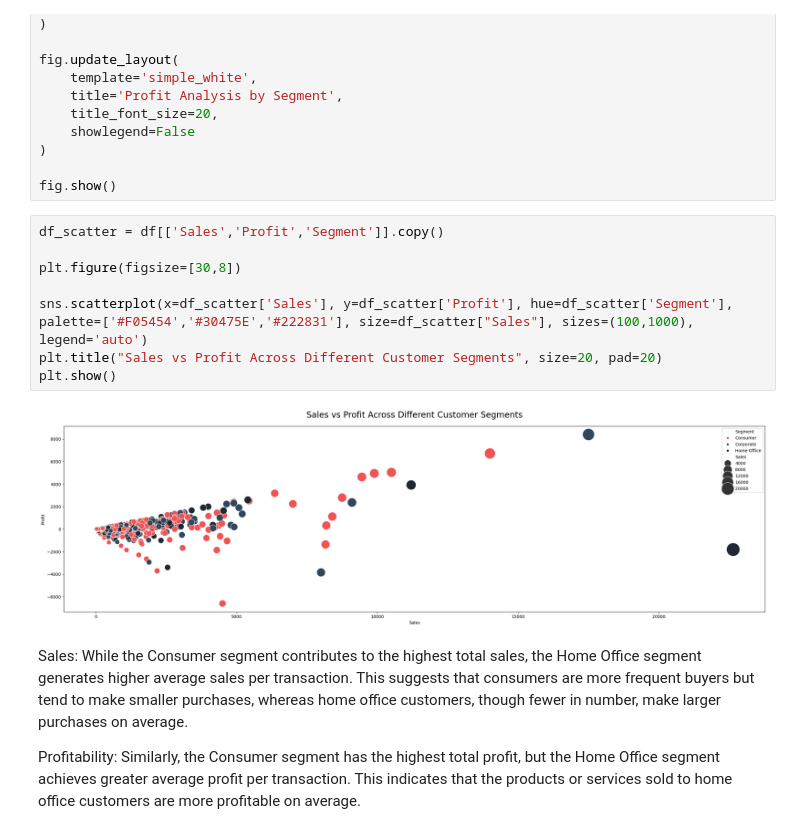
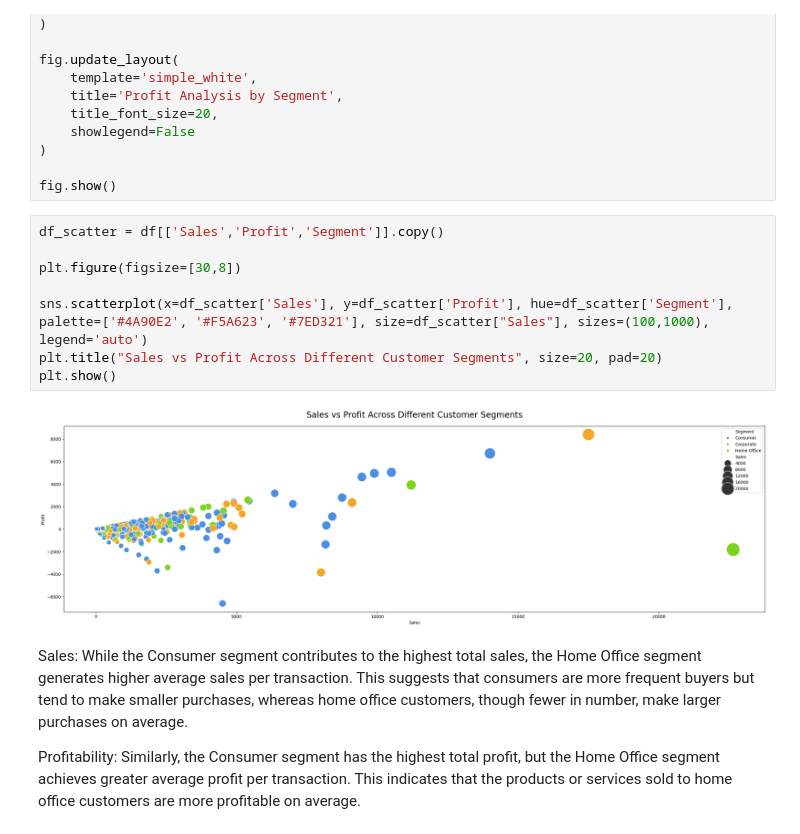
Before and after one commit to pouyaneh/Superstore-Sales, a Jupyter notebook: code.ipynb, the cells around one changed output. Cells and saved outputs as stored; diff of their text form.

```diff
--- a/code.ipynb
+++ b/code.ipynb
@@ -415,13 +415,13 @@ fig.show()
 # %%
 df_scatter = df[['Sales','Profit','Segment']].copy()
 
 plt.figure(figsize=[30,8])
 
-sns.scatterplot(x=df_scatter['Sales'], y=df_scatter['Profit'], hue=df_scatter['Segment'], palette=['#F05454','#30475E','#222831'], size=df_scatter["Sales"], sizes=(100,1000), legend='auto')
+sns.scatterplot(x=df_scatter['Sales'], y=df_scatter['Profit'], hue=df_scatter['Segment'], palette=['#4A90E2', '#F5A623', '#7ED321'], size=df_scatter["Sales"], sizes=(100,1000), legend='auto')
 plt.title("Sales vs Profit Across Different Customer Segments", size=20, pad=20)
 plt.show()
 # %% [output]
-[figure, old version]
+[figure, new version]
 # %% [markdown]
 Sales:
 While the Consumer segment contributes to the highest total sales, the Home Office segment generates higher average sales per transaction. This suggests that consumers are more frequent buyers but tend to make smaller purchases, whereas home office customers, though fewer in number, make larger purchases on average.
```
Also changed, not shown: parts of 5 cells of this notebook.
